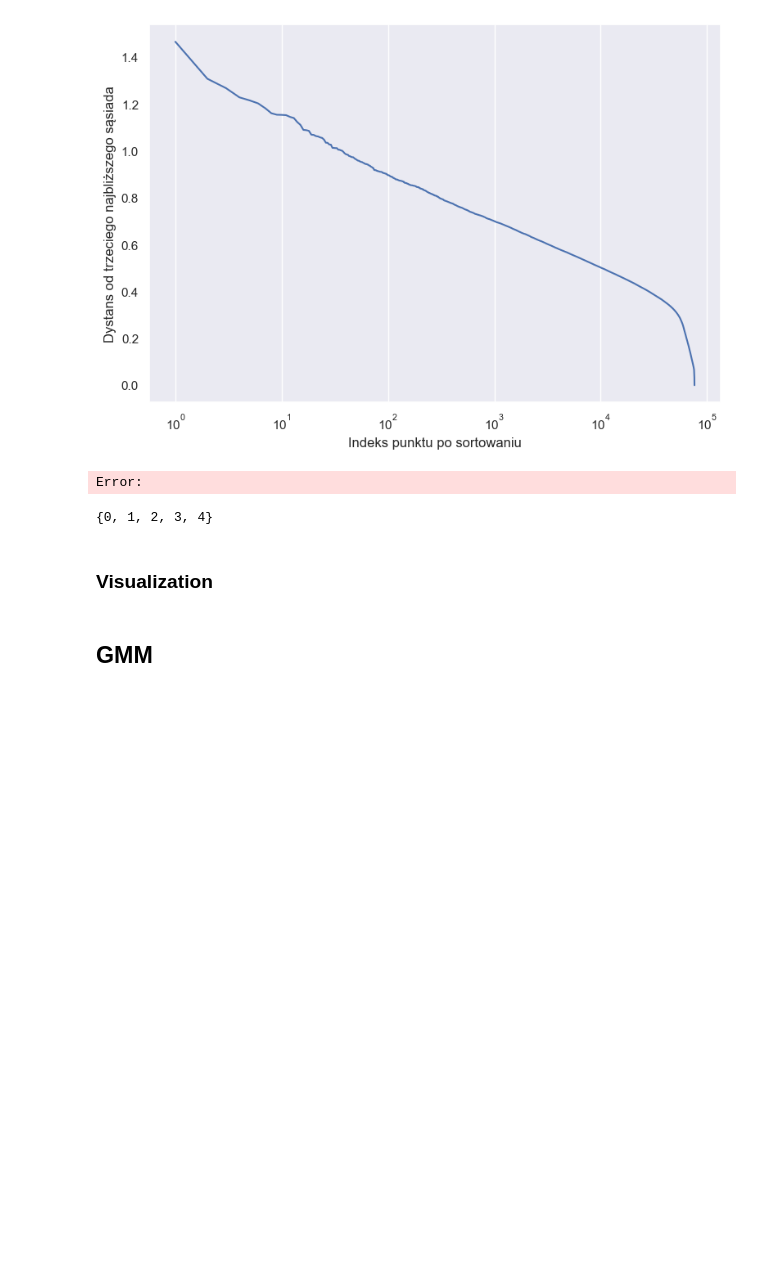
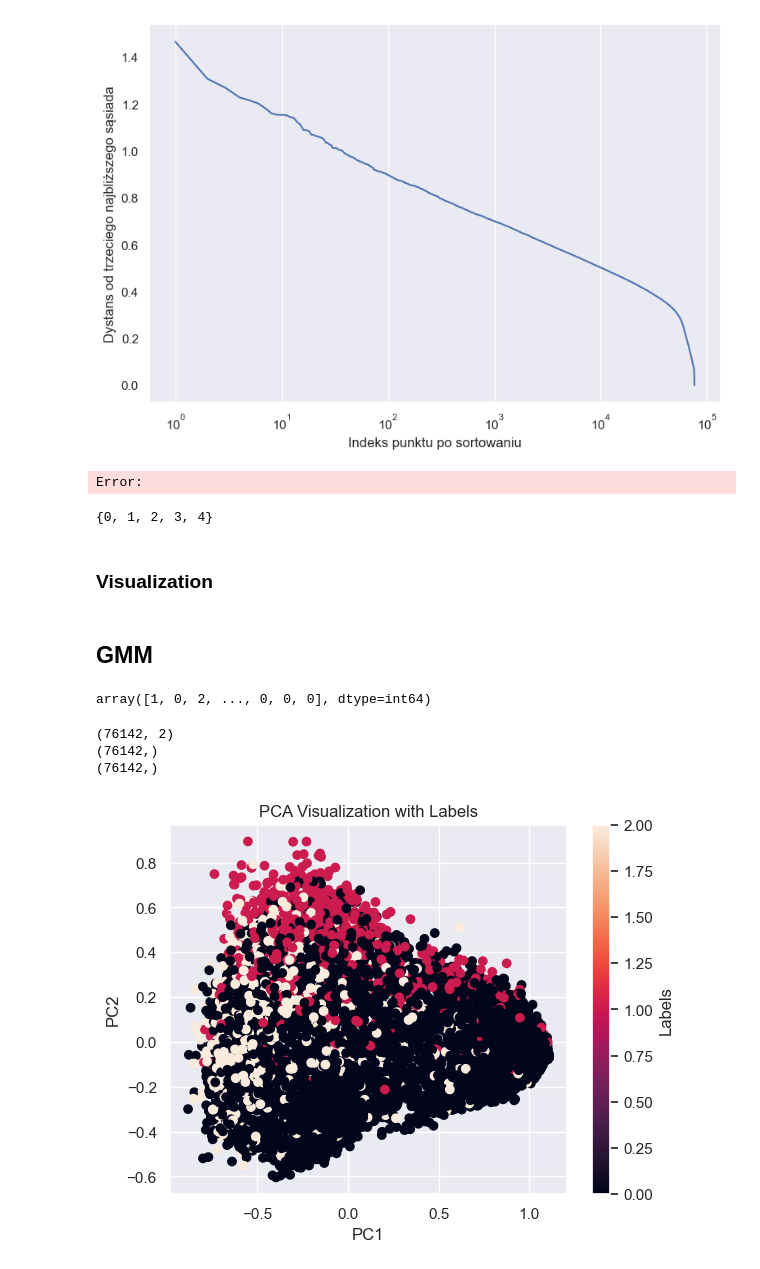
Before and after one commit to tomaszzywicki/Soccer-matches-data-analysis, a Jupyter notebook: code/KM3/models.ipynb, the cells around one changed output. Saved outputs shown, nothing was run; the diff lists cells and outputs as text; code cells hidden in the pictures; blank space fills up the shorter version.

Commit message:
add gaussian mixture model to models

```diff
--- a/code/KM3/models.ipynb
+++ b/code/KM3/models.ipynb
@@ -232,3 +232,21 @@ set(dbs.labels_)
 visualize_pca_dataset_labels(df, dbs.labels_)
 # %% [markdown]
 ## GMM
+# %%
+def _GMM(X, n_components, covariance_type='full'):
+    gmm = mixture.GaussianMixture(n_components=n_components, covariance_type=covariance_type)
+    gmm.fit(X)
+    return X, gmm
+# %%
+x, gmm = _GMM(df, 3)
+# %%
+gmm.predict(x)
+# %% [output]
+array([1, 0, 2, ..., 0, 0, 0], dtype=int64)
+# %%
+visualize_pca_dataset_labels(df, gmm.predict(x))
+# %% [output]
+(76142, 2)
+(76142,)
+(76142,)
+[figure, added]
```
Also changed, not shown: parts of 5 cells of this notebook.
